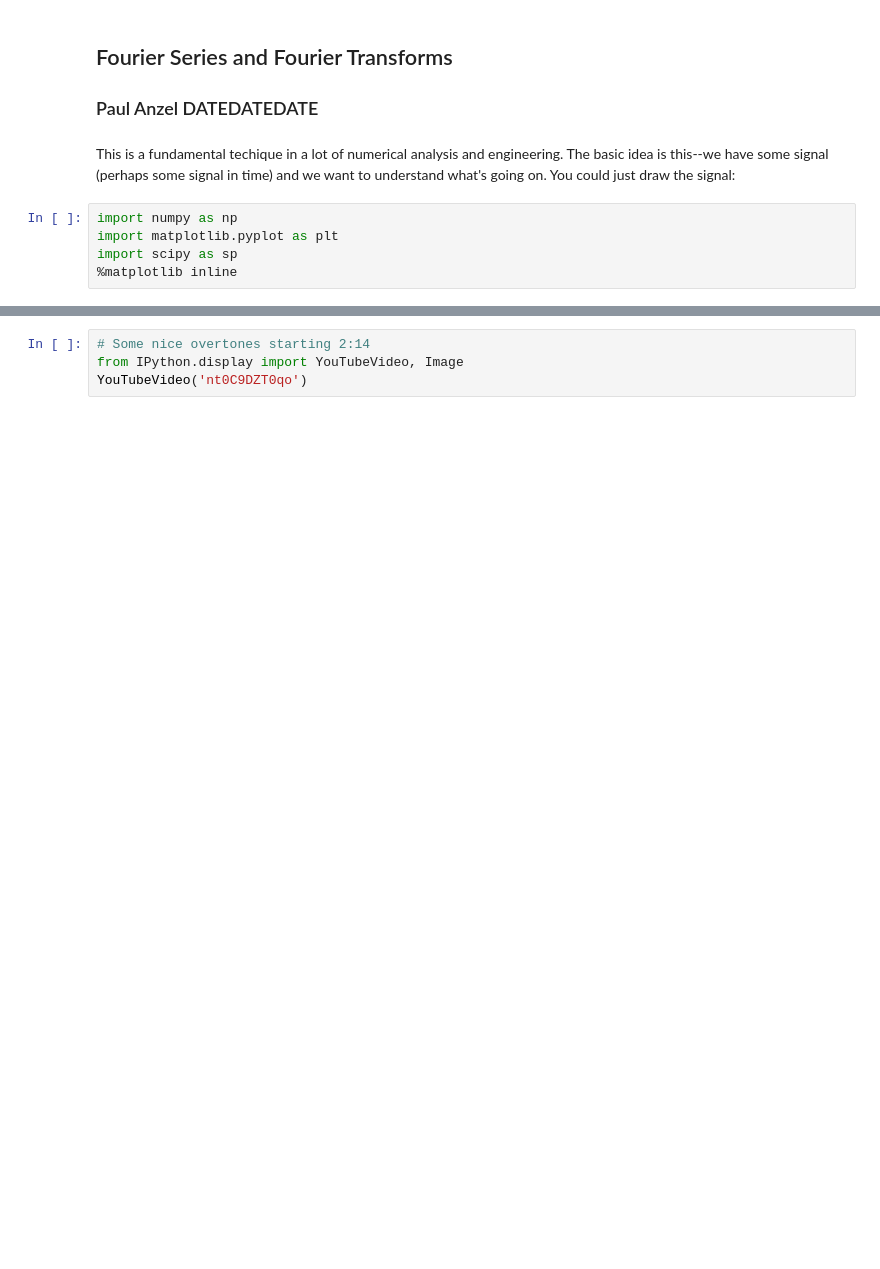
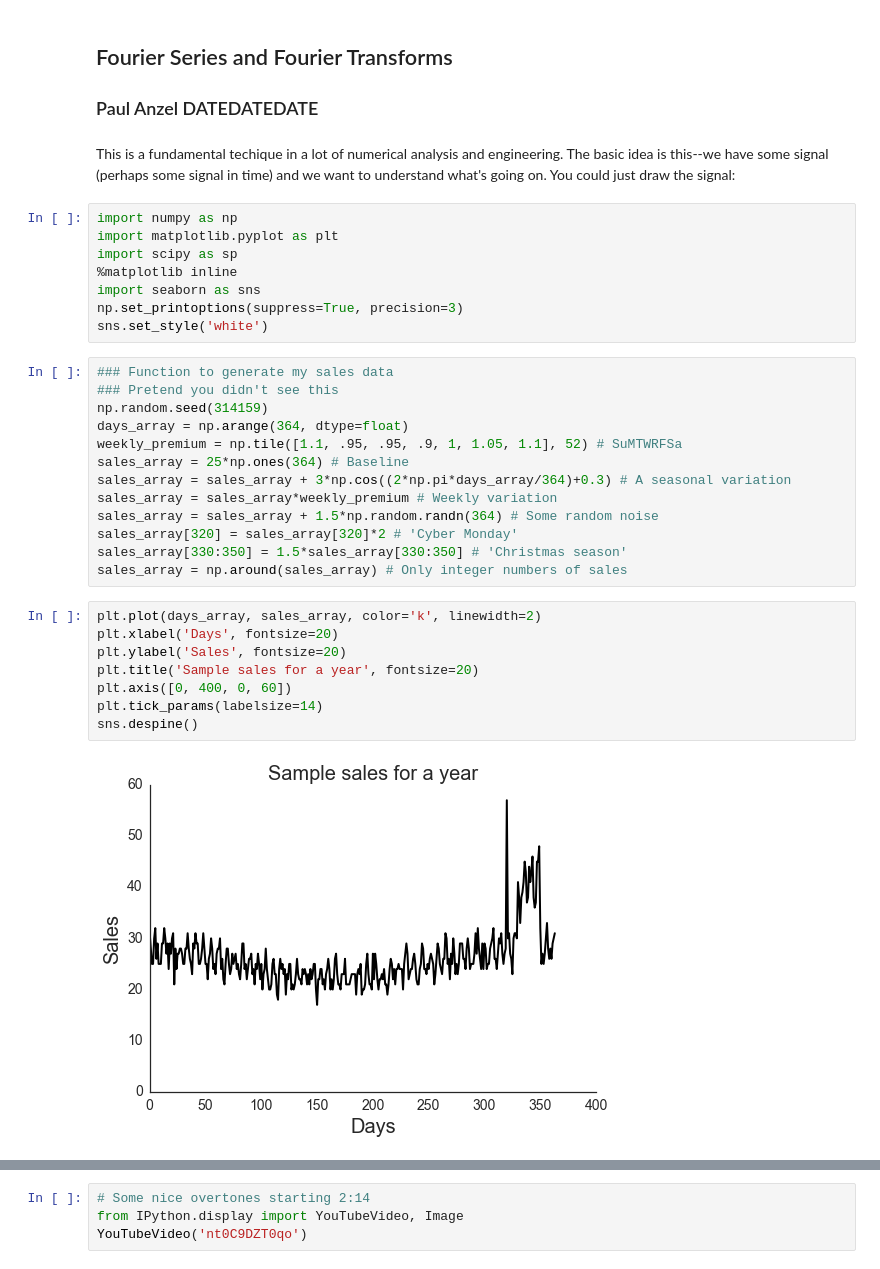
Before and after one commit to anzelpwj/Stats-week, a Jupyter notebook: Fourier.ipynb, the cells around one changed output, grey strips where cells are left out. Cells and saved outputs as stored; diff of their text form; blank space fills up the shorter version.

```diff
--- a/Fourier.ipynb
+++ b/Fourier.ipynb
@@ -9,4 +9,30 @@ import numpy as np
 import matplotlib.pyplot as plt
 import scipy as sp
 %matplotlib inline
+import seaborn as sns
+np.set_printoptions(suppress=True, precision=3)
+sns.set_style('white')
+# %%
+### Function to generate my sales data
+### Pretend you didn't see this
+np.random.seed(314159)
+days_array = np.arange(364, dtype=float)
+weekly_premium = np.tile([1.1, .95, .95, .9, 1, 1.05, 1.1], 52) # SuMTWRFSa
+sales_array = 25*np.ones(364) # Baseline
+sales_array = sales_array + 3*np.cos((2*np.pi*days_array/364)+0.3) # A seasonal variation
+sales_array = sales_array*weekly_premium # Weekly variation
+sales_array = sales_array + 1.5*np.random.randn(364) # Some random noise
+sales_array[320] = sales_array[320]*2 # 'Cyber Monday'
+sales_array[330:350] = 1.5*sales_array[330:350] # 'Christmas season'
+sales_array = np.around(sales_array) # Only integer numbers of sales
+# %%
+plt.plot(days_array, sales_array, color='k', linewidth=2)
+plt.xlabel('Days', fontsize=20)
+plt.ylabel('Sales', fontsize=20)
+plt.title('Sample sales for a year', fontsize=20)
+plt.axis([0, 400, 0, 60])
+plt.tick_params(labelsize=14)
+sns.despine()
+# %% [output]
+[figure, added]
 # %% [markdown]
```
Also changed, not shown: parts of 38 cells of this notebook.
